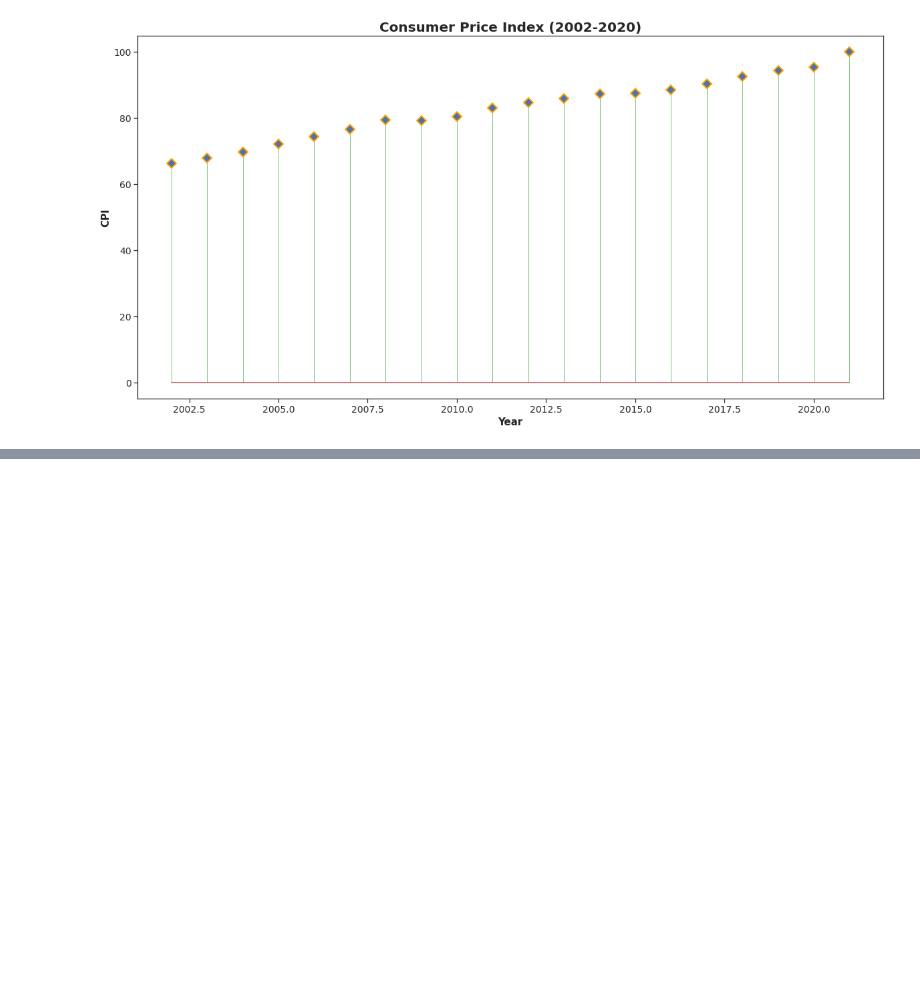
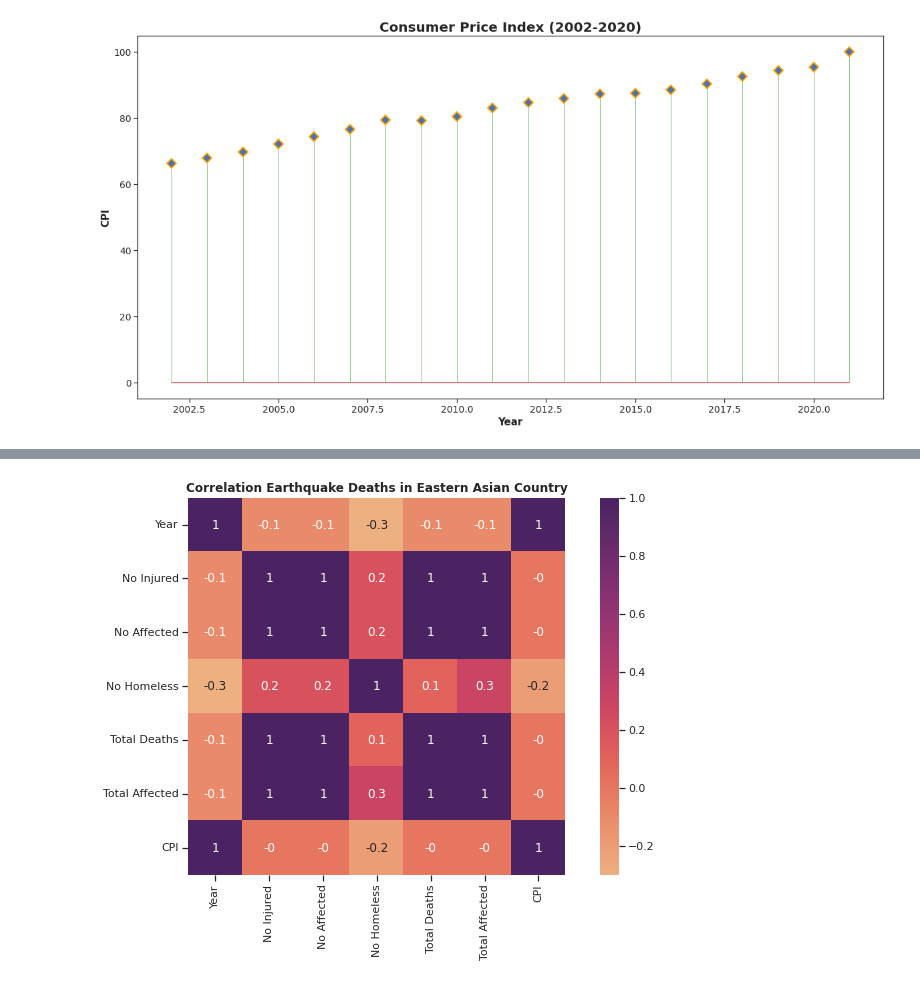
Before and after one commit to luzmarie-fer/DataAnalytics, a Jupyter notebook: Visual Codes.ipynb, the cells around one changed output, grey strips where cells are left out. Drawn from its saved outputs; the diff is of its cells as text; code cells hidden in the pictures; blank space fills up the shorter version.

```diff
--- a/Visual Codes.ipynb
+++ b/Visual Codes.ipynb
@@ -144,3 +144,7 @@ plt.title("Consumer Price Index (2002-2020)", fontweight = "bold", fontsize = 20
 plt.show()
 # %% [output]
 [figure]
+# %%
+url = 'https://raw.githubusercontent.com/luzmarie-fer/DataAnalytics/main/Datasets/C.csv'
+df = pd.read_csv(url)
+display(df.iloc[0:])
@@ -146,0 +211,11 @@ plt.show()
+# %%
+f = plt.figure(tight_layout=True)
+f.set_figwidth(10)
+f.set_figheight(7)
+
+corMatrix = df.corr().round(1)
+sns.heatmap(corMatrix, annot=True, cmap="flare", square=True)
+plt.title("Correlation Earthquake Deaths in Eastern Asian Country", fontweight= "bold")
+plt.show()
+# %% [output]
+[figure, added]
```
Also changed, not shown: parts of 4 cells of this notebook.
